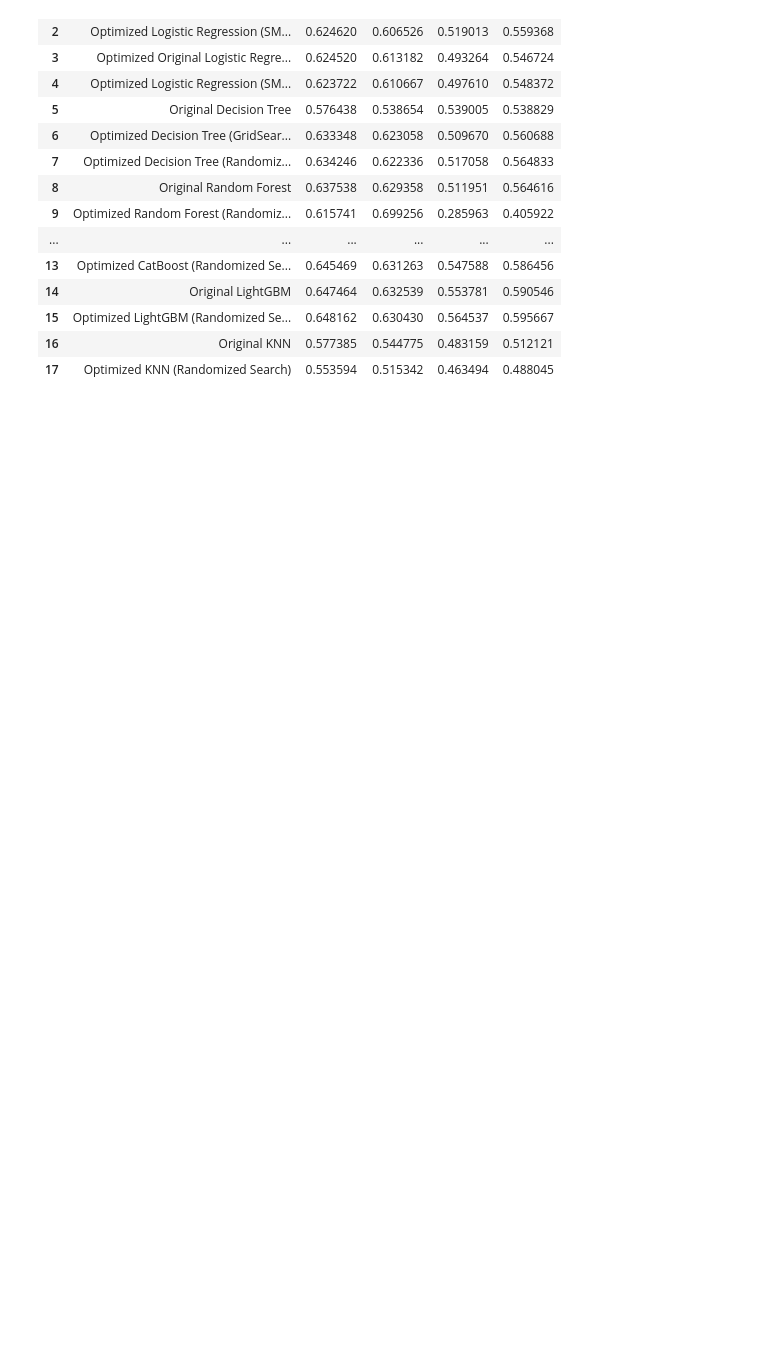
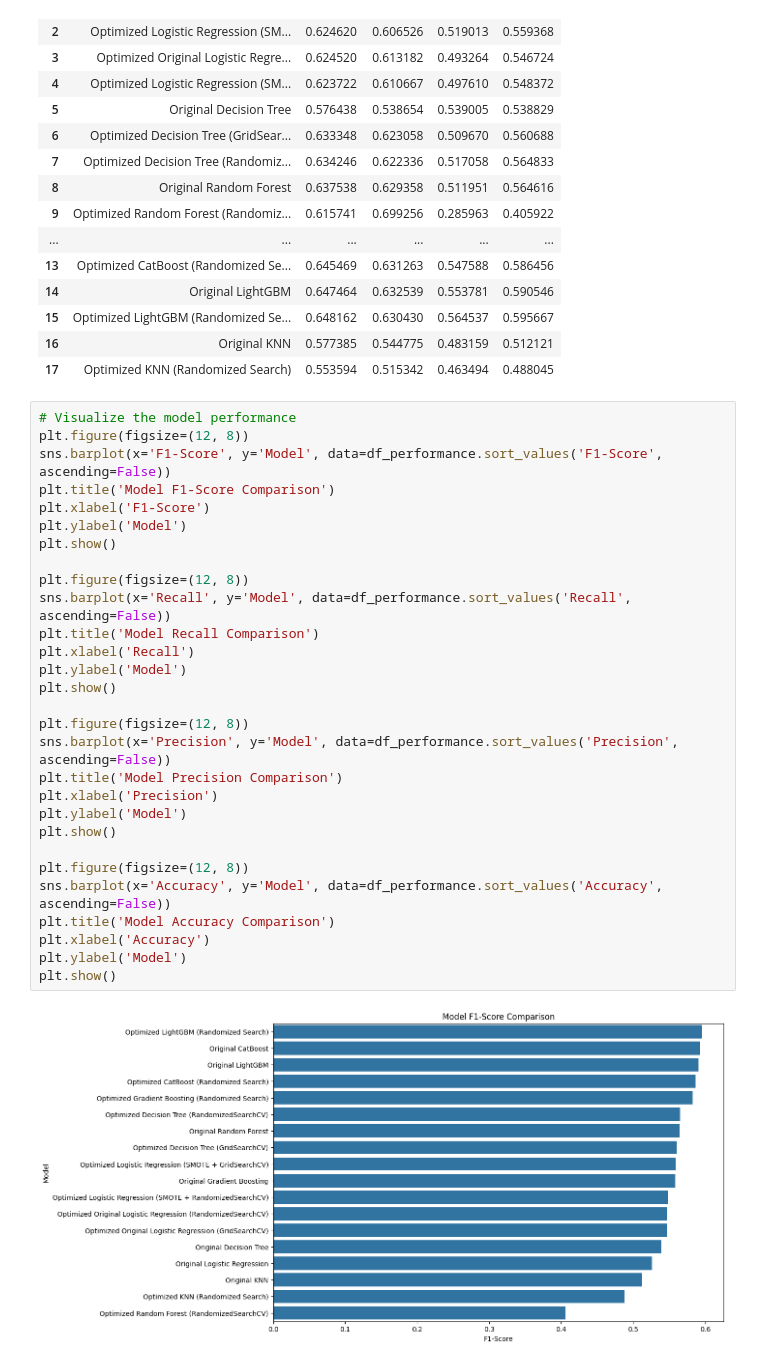
Before and after one commit to AKINYEMI01/Final_Project, a Jupyter notebook: Final_Project.ipynb, the cells around one changed output. Cells and saved outputs as stored; diff of their text form; blank space fills up the shorter version.

```diff
--- a/Final_Project.ipynb
+++ b/Final_Project.ipynb
@@ -1696,3 +1696,34 @@ display(df_performance)
 | 15 | Optimized LightGBM (Randomized Se... | 0.648162 | 0.630430 | 0.564537 | 0.595667 |
 | 16 | Original KNN | 0.577385 | 0.544775 | 0.483159 | 0.512121 |
 | 17 | Optimized KNN (Randomized Search) | 0.553594 | 0.515342 | 0.463494 | 0.488045 |
+# %%
+# Visualize the model performance
+plt.figure(figsize=(12, 8))
+sns.barplot(x='F1-Score', y='Model', data=df_performance.sort_values('F1-Score', ascending=False))
+plt.title('Model F1-Score Comparison')
+plt.xlabel('F1-Score')
+plt.ylabel('Model')
+plt.show()
+
+plt.figure(figsize=(12, 8))
+sns.barplot(x='Recall', y='Model', data=df_performance.sort_values('Recall', ascending=False))
+plt.title('Model Recall Comparison')
+plt.xlabel('Recall')
+plt.ylabel('Model')
+plt.show()
+
+plt.figure(figsize=(12, 8))
+sns.barplot(x='Precision', y='Model', data=df_performance.sort_values('Precision', ascending=False))
+plt.title('Model Precision Comparison')
+plt.xlabel('Precision')
+plt.ylabel('Model')
+plt.show()
+
+plt.figure(figsize=(12, 8))
+sns.barplot(x='Accuracy', y='Model', data=df_performance.sort_values('Accuracy', ascending=False))
+plt.title('Model Accuracy Comparison')
+plt.xlabel('Accuracy')
+plt.ylabel('Model')
+plt.show()
+# %% [output]
+[figure, added]
```
Also changed, not shown: parts of 13 cells of this notebook.
